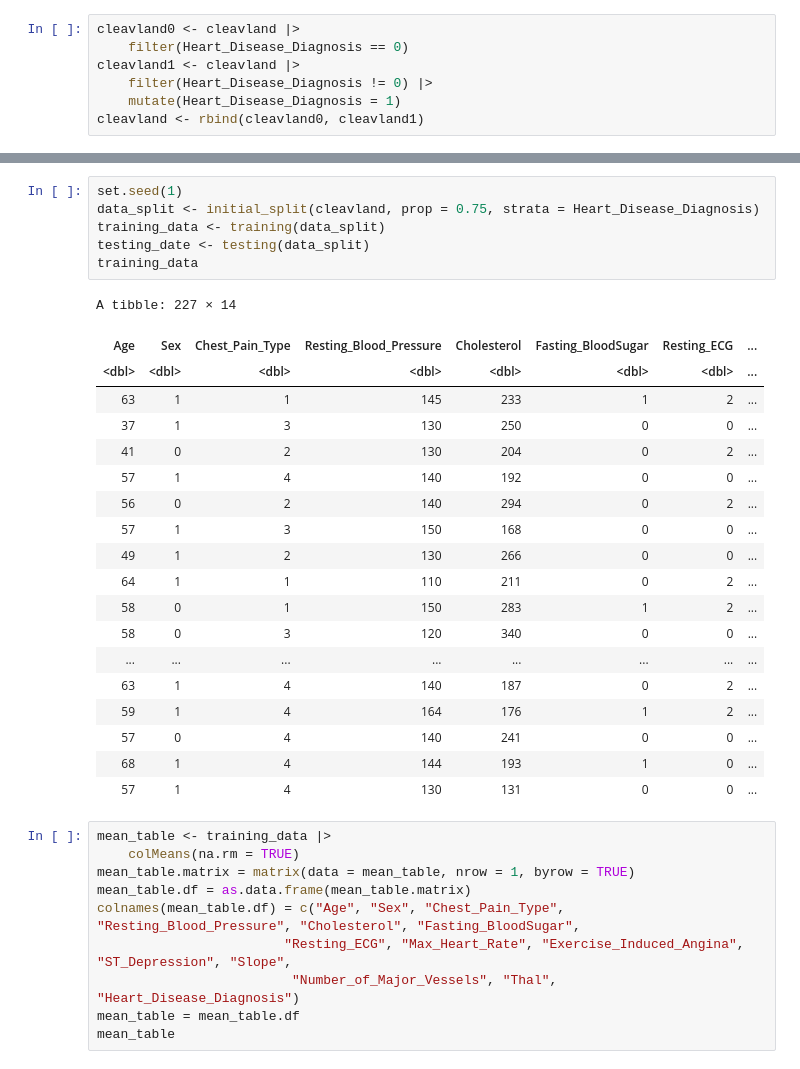
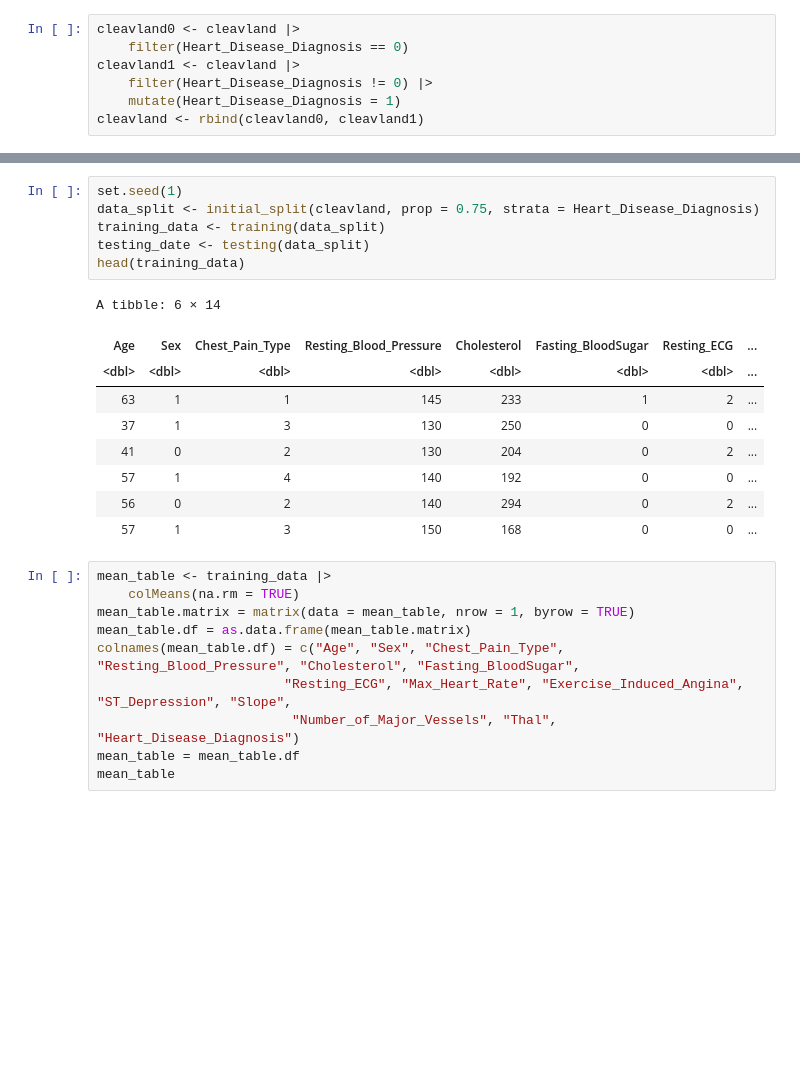
Before and after one commit to devr07/Project-DSCI100, a Jupyter notebook: projectpropsal.ipynb, the cells around one changed output, grey strips where cells are left out. Saved outputs shown, nothing was run; the diff lists cells and outputs as text; blank space fills up the shorter version.

Commit message:
Fixed stuff based on feedback
- Fixed graphs
- Put all code for graphs into one cell and added grid
- Added head() function for viewing dataset
- Deleted redundant graphing cells

```diff
--- a/projectpropsal.ipynb
+++ b/projectpropsal.ipynb
@@ -103,29 +79,19 @@ library(tidymodels)
 # %%
 set.seed(1)
 data_split <- initial_split(cleavland, prop = 0.75, strata = Heart_Disease_Diagnosis)
 training_data <- training(data_split)
 testing_date <- testing(data_split)
-training_data
+head(training_data)
 # %% [output]
-A tibble: 227 × 14
+A tibble: 6 × 14
 | Age | Sex | Chest_Pain_Type | Resting_Blood_Pressure | Cholesterol | Fasting_BloodSugar | Resting_ECG | ... |
 | <dbl> | <dbl> | <dbl> | <dbl> | <dbl> | <dbl> | <dbl> | ... |
 | 63 | 1 | 1 | 145 | 233 | 1 | 2 | ... |
 | 37 | 1 | 3 | 130 | 250 | 0 | 0 | ... |
 | 41 | 0 | 2 | 130 | 204 | 0 | 2 | ... |
 | 57 | 1 | 4 | 140 | 192 | 0 | 0 | ... |
 | 56 | 0 | 2 | 140 | 294 | 0 | 2 | ... |
 | 57 | 1 | 3 | 150 | 168 | 0 | 0 | ... |
-| 49 | 1 | 2 | 130 | 266 | 0 | 0 | ... |
-| 64 | 1 | 1 | 110 | 211 | 0 | 2 | ... |
-| 58 | 0 | 1 | 150 | 283 | 1 | 2 | ... |
-| 58 | 0 | 3 | 120 | 340 | 0 | 0 | ... |
-| ... | ... | ... | ... | ... | ... | ... | ... |
-| 63 | 1 | 4 | 140 | 187 | 0 | 2 | ... |
-| 59 | 1 | 4 | 164 | 176 | 1 | 2 | ... |
-| 57 | 0 | 4 | 140 | 241 | 0 | 0 | ... |
-| 68 | 1 | 4 | 144 | 193 | 1 | 0 | ... |
-| 57 | 1 | 4 | 130 | 131 | 0 | 0 | ... |
 # %%
 mean_table <- training_data |>
     colMeans(na.rm = TRUE)
```
Also changed, not shown: parts of 9 cells of this notebook.
